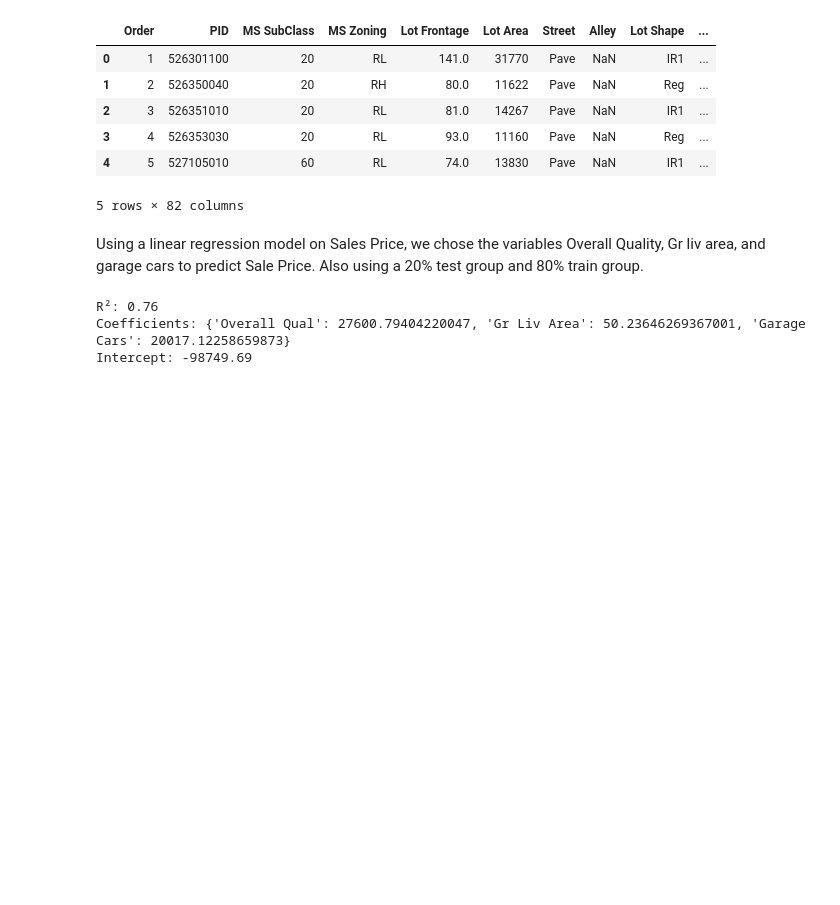
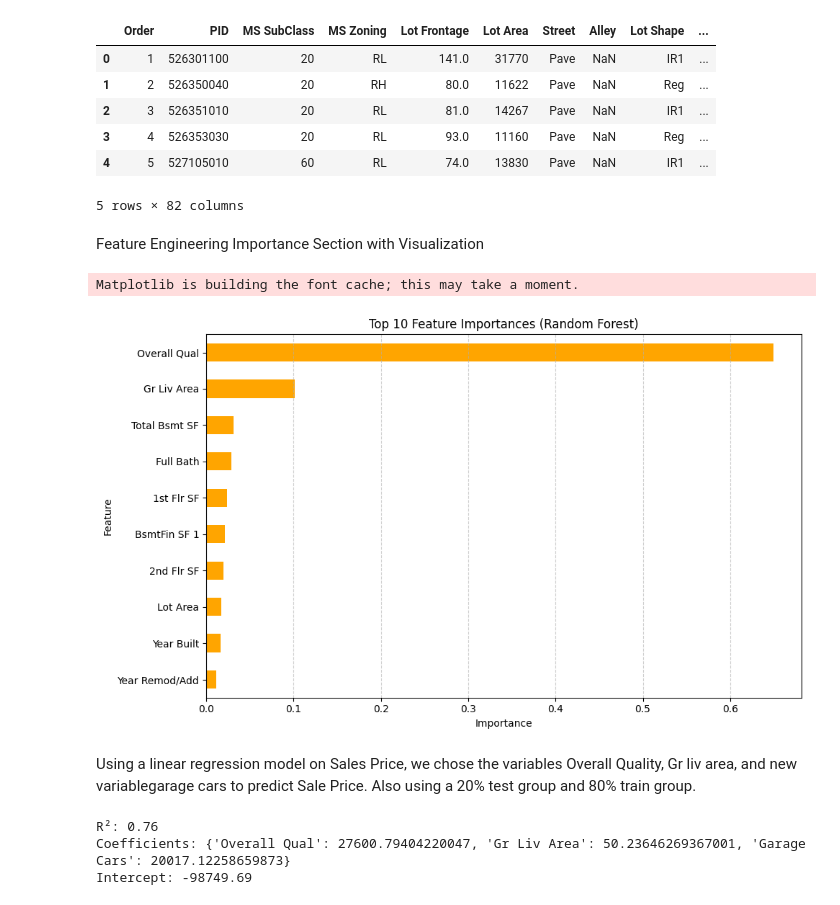
Before and after one commit to nphanrahan/data-quarks, a Jupyter notebook: notebooks/02_regression_analysis.ipynb, the cells around one changed output. Saved outputs shown, nothing was run; the diff lists cells and outputs as text; code cells hidden in the pictures; blank space fills up the shorter version.

Commit message:
add feature engineering and feature importance via random forest (fixes #8) (fixes #9)

```diff
--- a/notebooks/02_regression_analysis.ipynb
+++ b/notebooks/02_regression_analysis.ipynb
@@ -17,8 +17,36 @@ df.head()
 | 3 | 4 | 526353030 | 20 | RL | 93.0 | 11160 | Pave | NaN | Reg | ... |
 | 4 | 5 | 527105010 | 60 | RL | 74.0 | 13830 | Pave | NaN | IR1 | ... |
 5 rows × 82 columns
+# %% [markdown]
+Feature Engineering Importance Section with Visualization
+# %%
+from sklearn.ensemble import RandomForestRegressor
+import matplotlib.pyplot as plt
+import numpy as np
+
+df_numeric = df.select_dtypes(include=[np.number]).dropna()
+
+X = df_numeric.drop('SalePrice', axis=1)
+y = df_numeric['SalePrice']
+
+model = RandomForestRegressor(random_state=42)
+model.fit(X, y)
+
+importances = pd.Series(model.feature_importances_, index=X.columns).sort_values(ascending=False).head(10)
+
+plt.figure(figsize=(10,6))
+importances.sort_values().plot(kind='barh', color='orange')
+plt.title('Top 10 Feature Importances (Random Forest)')
+plt.xlabel('Importance')
+plt.ylabel('Feature')
+plt.grid(axis='x', linestyle='--', alpha=0.6)
+plt.tight_layout()
+plt.show()
+# %% [output]
+Matplotlib is building the font cache; this may take a moment.
+[figure, added]
 # %% [markdown]
-Using a linear regression model on Sales Price, we chose the variables Overall Quality, Gr liv area, and garage cars to predict Sale Price. Also using a 20% test group and 80% train group.
+Using a linear regression model on Sales Price, we chose the variables Overall Quality, Gr liv area, and new variablegarage cars to predict Sale Price. Also using a 20% test group and 80% train group.
 # %%
 X = df[['Overall Qual', 'Gr Liv Area', 'Garage Cars']].fillna(0)
 y = df['SalePrice']
```
